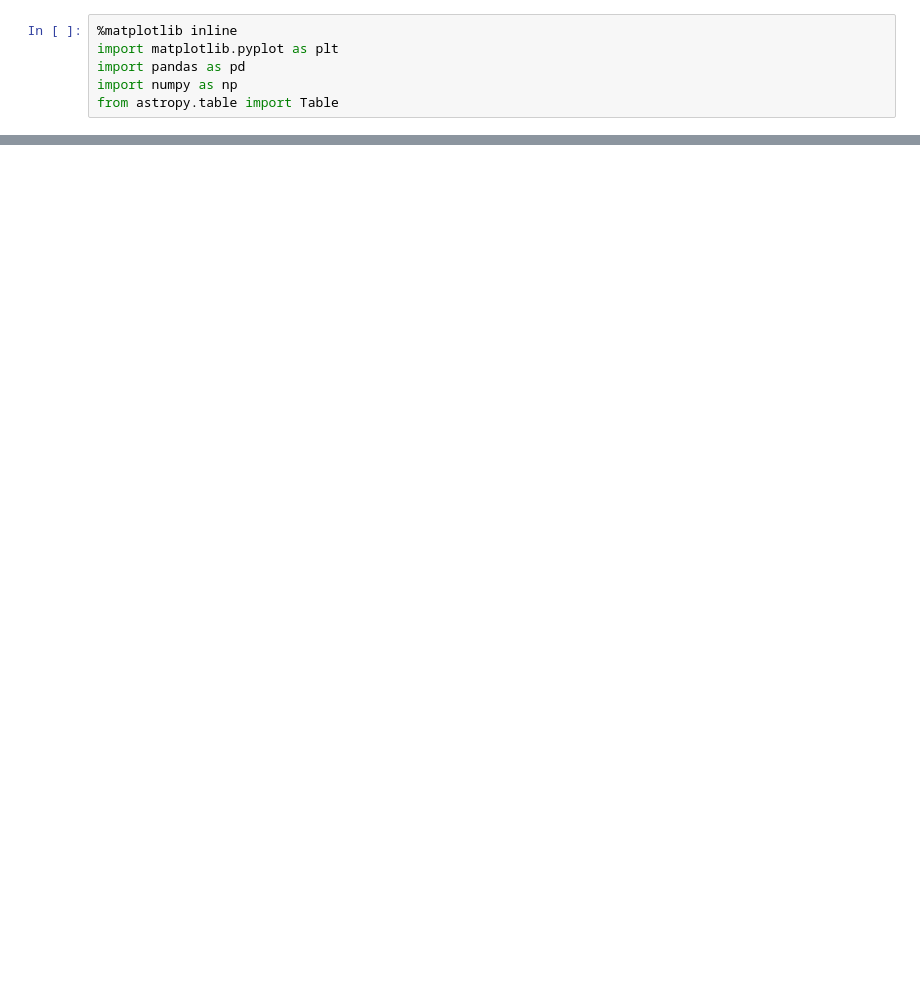
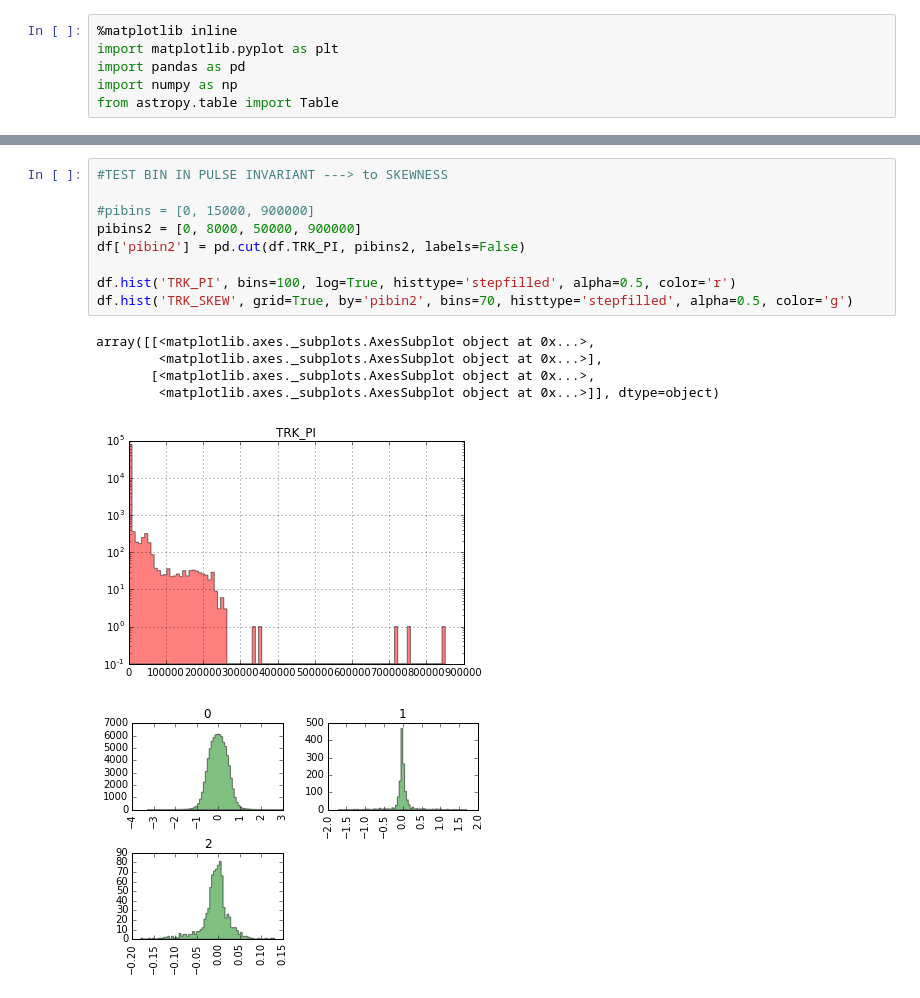
Before and after one commit to smaldera/ixpeTO, a Jupyter notebook: jupynb/test_ixpe_phibump.ipynb, the cells around one changed output, grey strips where cells are left out. Cells and saved outputs as stored; diff of their text form; blank space fills up the shorter version.

```diff
--- a/jupynb/test_ixpe_phibump.ipynb
+++ b/jupynb/test_ixpe_phibump.ipynb
@@ -74,3 +111,19 @@ array([<matplotlib.axes._subplots.AxesSubplot object at 0x...>,
+# %%
+#TEST BIN IN PULSE INVARIANT ---> to SKEWNESS
+
+#pibins = [0, 15000, 900000]
+pibins2 = [0, 8000, 50000, 900000]
+df['pibin2'] = pd.cut(df.TRK_PI, pibins2, labels=False)
+
+df.hist('TRK_PI', bins=100, log=True, histtype='stepfilled', alpha=0.5, color='r')
+df.hist('TRK_SKEW', grid=True, by='pibin2', bins=70, histtype='stepfilled', alpha=0.5, color='g')
+# %% [output]
+array([[<matplotlib.axes._subplots.AxesSubplot object at 0x...>,
+        <matplotlib.axes._subplots.AxesSubplot object at 0x...>],
+       [<matplotlib.axes._subplots.AxesSubplot object at 0x...>,
+        <matplotlib.axes._subplots.AxesSubplot object at 0x...>]], dtype=object)
+[figure, added]
+[figure, added]
 # %%
 skewbins = [-5.,-0.05, 0.05, 5]
 df['skewbin'] = pd.cut(df.TRK_SKEW, skewbins, labels=False)
```
Also changed, not shown: parts of 12 cells of this notebook.
